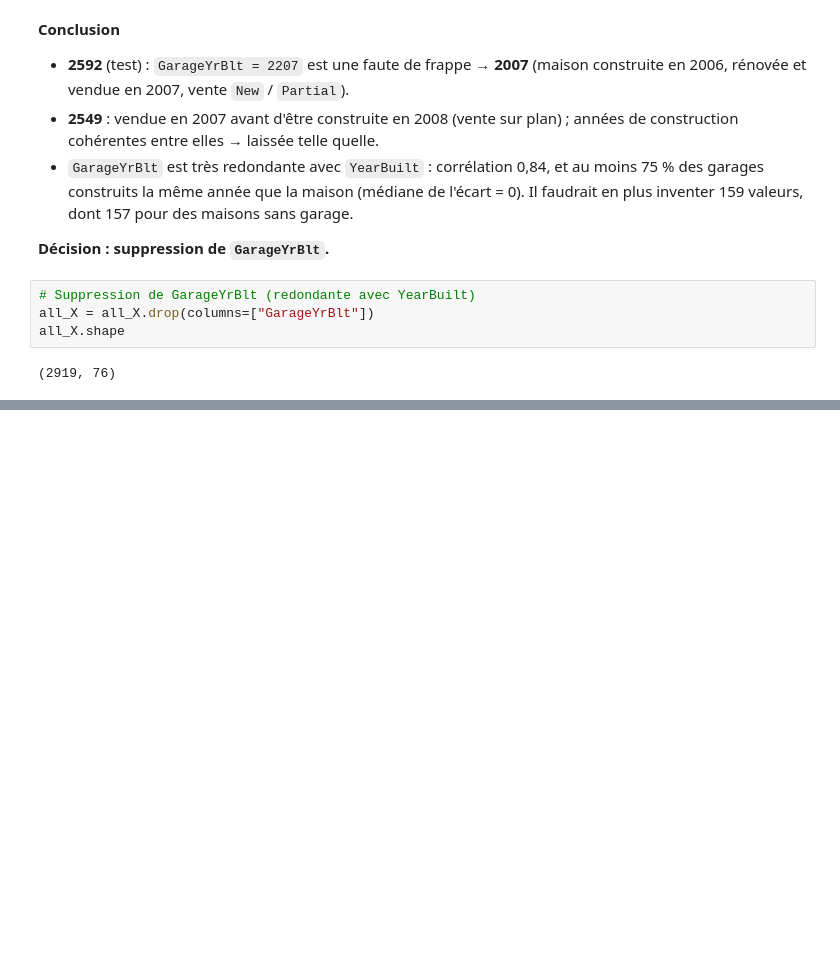
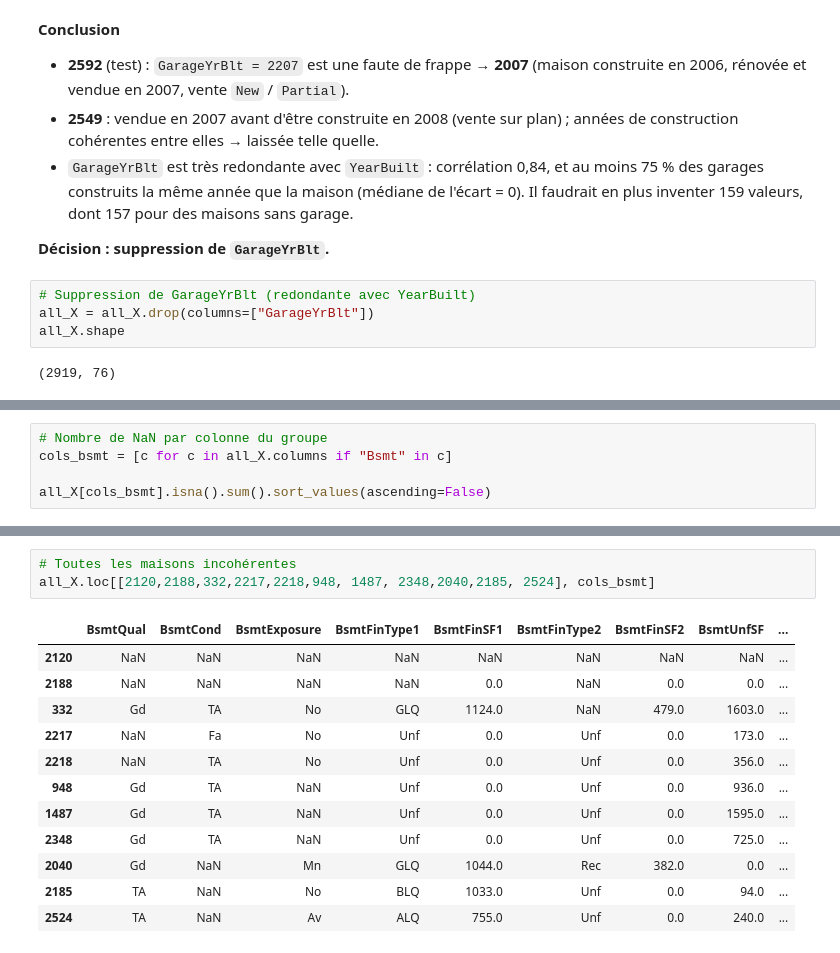
Before and after one commit to raybelpro77git/kaggle-house-prices, a Jupyter notebook: notebooks/01_eda.ipynb, the cells around one changed output, grey strips where cells are left out. Drawn from its saved outputs; the diff is of its cells as text; blank space fills up the shorter version.

Commit message:
Analyse du groupe Bsmt* et ModeImputer avec liste de valeurs à exclure

```diff
--- a/notebooks/01_eda.ipynb
+++ b/notebooks/01_eda.ipynb
@@ -1077,0 +1082,5 @@ all_X.shape
+# %%
+# Nombre de NaN par colonne du groupe
+cols_bsmt = [c for c in all_X.columns if "Bsmt" in c]
+
+all_X[cols_bsmt].isna().sum().sort_values(ascending=False)
@@ -1077,0 +1316,16 @@ all_X.shape
+# %%
+# Toutes les maisons incohérentes
+all_X.loc[[2120,2188,332,2217,2218,948, 1487, 2348,2040,2185, 2524], cols_bsmt]
+# %% [output]
+|  | BsmtQual | BsmtCond | BsmtExposure | BsmtFinType1 | BsmtFinSF1 | BsmtFinType2 | BsmtFinSF2 | BsmtUnfSF | ... |
+| 2120 | NaN | NaN | NaN | NaN | NaN | NaN | NaN | NaN | ... |
+| 2188 | NaN | NaN | NaN | NaN | 0.0 | NaN | 0.0 | 0.0 | ... |
+| 332 | Gd | TA | No | GLQ | 1124.0 | NaN | 479.0 | 1603.0 | ... |
+| 2217 | NaN | Fa | No | Unf | 0.0 | Unf | 0.0 | 173.0 | ... |
+| 2218 | NaN | TA | No | Unf | 0.0 | Unf | 0.0 | 356.0 | ... |
+| 948 | Gd | TA | NaN | Unf | 0.0 | Unf | 0.0 | 936.0 | ... |
+| 1487 | Gd | TA | NaN | Unf | 0.0 | Unf | 0.0 | 1595.0 | ... |
+| 2348 | Gd | TA | NaN | Unf | 0.0 | Unf | 0.0 | 725.0 | ... |
+| 2040 | Gd | NaN | Mn | GLQ | 1044.0 | Rec | 382.0 | 0.0 | ... |
+| 2185 | TA | NaN | No | BLQ | 1033.0 | Unf | 0.0 | 94.0 | ... |
+| 2524 | TA | NaN | Av | ALQ | 755.0 | Unf | 0.0 | 240.0 | ... |
```
Also changed, not shown: parts of 56 cells of this notebook, 1 other file.
